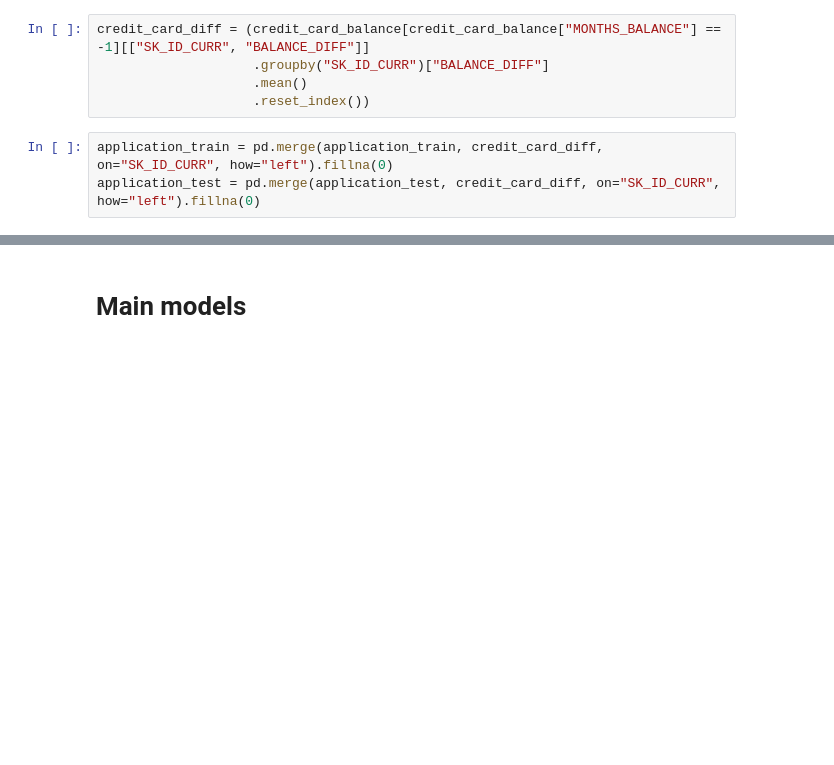
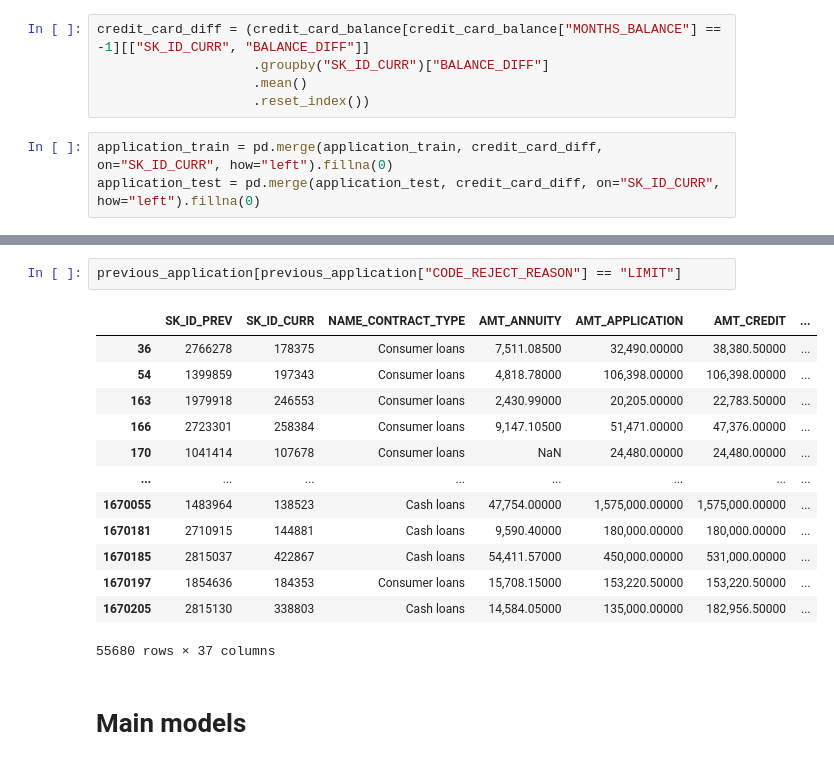
Before and after one commit to Gedas-LT/kaggle-home-credit, a Jupyter notebook: notebook.ipynb, the cells around one changed output, grey strips where cells are left out. Drawn from its saved outputs; the diff is of its cells as text; blank space fills up the shorter version.

Commit message:
Code reject reason

```diff
--- a/notebook.ipynb
+++ b/notebook.ipynb
@@ -644,3 +644,19 @@ bureau[(bureau["AMT_CREDIT_SUM_OVERDUE"] > 0) & (bureau["CREDIT_ACTIVE"] == "Act
+# %%
+previous_application[previous_application["CODE_REJECT_REASON"] == "LIMIT"]
+# %% [output]
+|  | SK_ID_PREV | SK_ID_CURR | NAME_CONTRACT_TYPE | AMT_ANNUITY | AMT_APPLICATION | AMT_CREDIT | ... |
+| 36 | 2766278 | 178375 | Consumer loans | 7,511.08500 | 32,490.00000 | 38,380.50000 | ... |
+| 54 | 1399859 | 197343 | Consumer loans | 4,818.78000 | 106,398.00000 | 106,398.00000 | ... |
+| 163 | 1979918 | 246553 | Consumer loans | 2,430.99000 | 20,205.00000 | 22,783.50000 | ... |
+| 166 | 2723301 | 258384 | Consumer loans | 9,147.10500 | 51,471.00000 | 47,376.00000 | ... |
+| 170 | 1041414 | 107678 | Consumer loans | NaN | 24,480.00000 | 24,480.00000 | ... |
+| ... | ... | ... | ... | ... | ... | ... | ... |
+| 1670055 | 1483964 | 138523 | Cash loans | 47,754.00000 | 1,575,000.00000 | 1,575,000.00000 | ... |
+| 1670181 | 2710915 | 144881 | Cash loans | 9,590.40000 | 180,000.00000 | 180,000.00000 | ... |
+| 1670185 | 2815037 | 422867 | Cash loans | 54,411.57000 | 450,000.00000 | 531,000.00000 | ... |
+| 1670197 | 1854636 | 184353 | Consumer loans | 15,708.15000 | 153,220.50000 | 153,220.50000 | ... |
+| 1670205 | 2815130 | 338803 | Cash loans | 14,584.05000 | 135,000.00000 | 182,956.50000 | ... |
+55680 rows × 37 columns
 # %% [markdown]
 # Main models
 # %%
```
Also changed, not shown: parts of 21 cells of this notebook, 1 other file.
